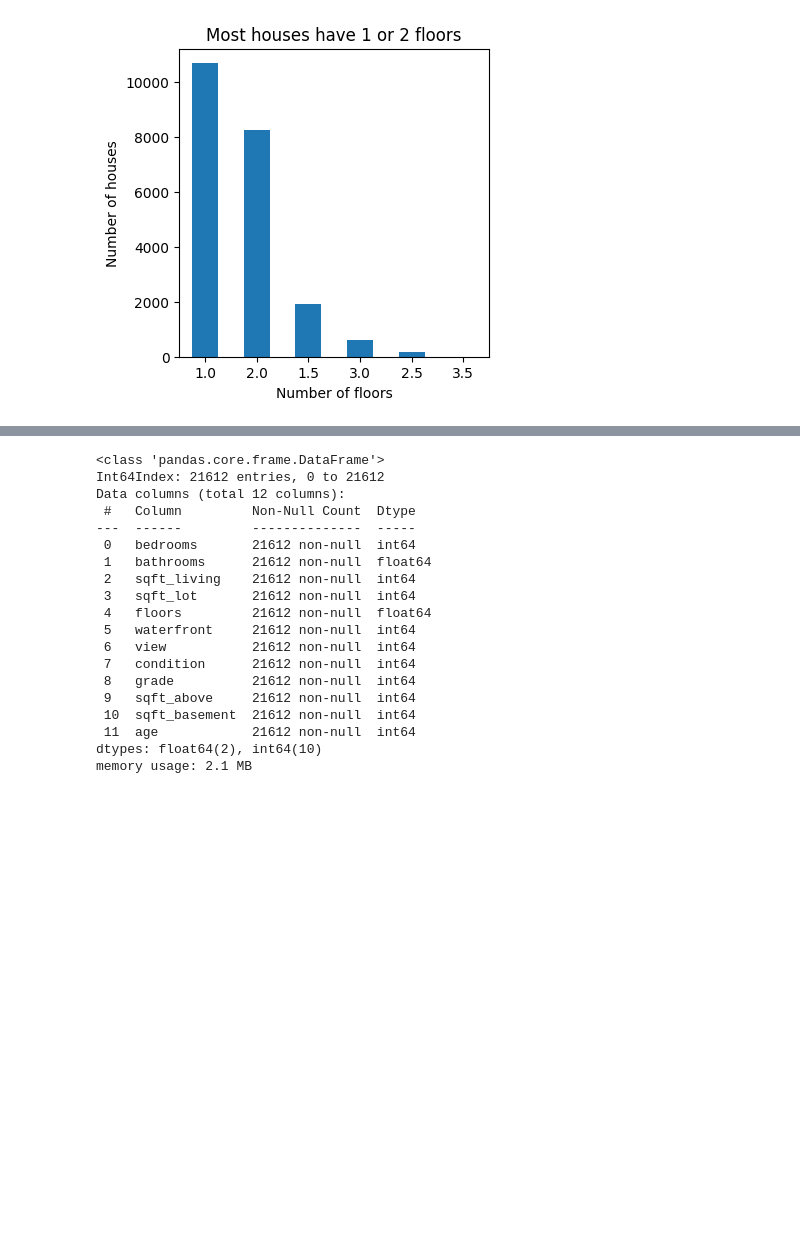
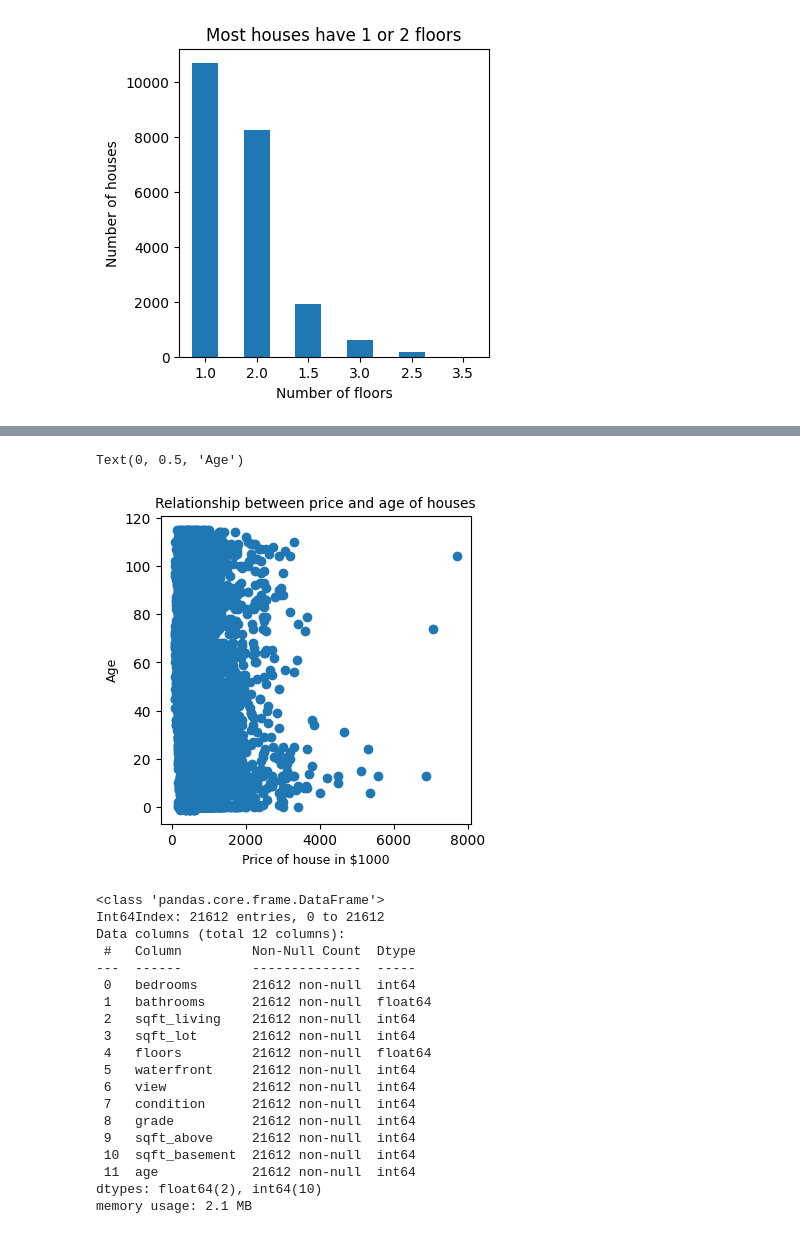
Before and after one commit to Cshefali/Data-Science-Projects-Python, a Jupyter notebook: Python/Housing Price Prediction- Final Draft.ipynb, the cells around one changed output, grey strips where cells are left out. Saved outputs shown, nothing was run; the diff lists cells and outputs as text; code cells hidden in the pictures; blank space fills up the shorter version.

```diff
--- a/Python/Housing Price Prediction- Final Draft.ipynb
+++ b/Python/Housing Price Prediction- Final Draft.ipynb
@@ -188,3 +200,13 @@ memory usage: 4.1 MB
+# %%
+#relationship between age and price of house
+plt.figure(figsize = (4,4))
+plt.scatter(housing_dataset.scaled_price, housing_dataset.age)
+plt.title("Relationship between price and age of houses", fontsize = 10)
+plt.xlabel("Price of house in $1000", fontsize = 9)
+plt.ylabel("Age", fontsize = 9)
+# %% [output]
+Text(0, 0.5, 'Age')
+[figure, added]
 # %%
 #setting the target outputs as labels
 label = housing_dataset['price']
```
Also changed, not shown: parts of 8 cells of this notebook.
